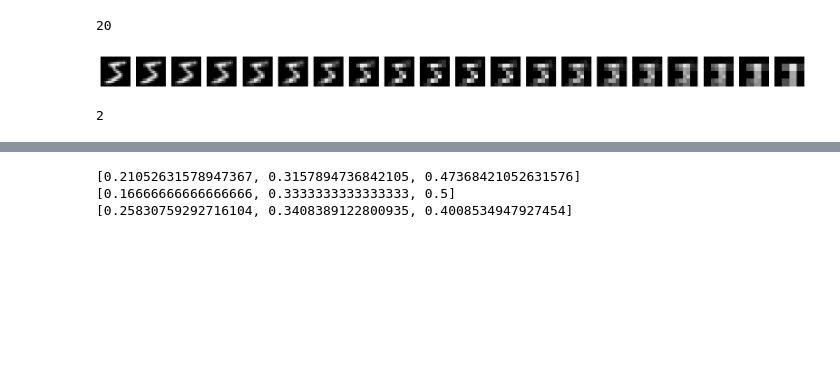
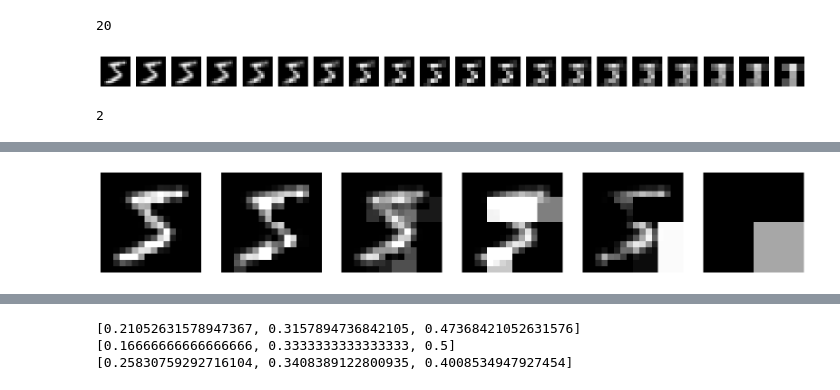
Before and after one commit to christianjensen2903/MNISTDiffusion, a Jupyter notebook: cold.ipynb, the cells around one changed output, grey strips where cells are left out. Drawn from its saved outputs; the diff is of its cells as text; code cells hidden in the pictures; blank space fills up the shorter version.

Commit message:
✨ Rework pixelate

```diff
--- a/cold.ipynb
+++ b/cold.ipynb
@@ -232,0 +239,88 @@ for i in range(10):
+# %%
+from utils import scale_images
+
+class Pixelate:
+    def __init__(
+        self,
+        n_between: int = 1,
+        minimum_pixelation: int = 8,
+    ):
+        self.n_between = n_between
+        self.interpolation = transforms.InterpolationMode.NEAREST
+        self.minimum_pixelation = minimum_pixelation
+
+    def calculate_T(self, image_size):
+        """Calculate total number of steps based on image size and minimum pixelation"""
+        steps = 0
+        size = image_size
+        while size > self.minimum_pixelation:
+            steps += self.n_between + 1
+            size //= 2
+
+        return steps
+
+    def __call__(self, images: torch.Tensor, t: int):
+
+        if isinstance(t, torch.Tensor):
+            t = t.item()
+
+        image_size = images.shape[-1]
+
+        # If not between two image sizes
+        if t % (self.n_between + 1) == 0:
+            # Find pixelation level
+            to_size = image_size // (2 ** (t // (self.n_between + 1)))
+
+            # Pixelate image
+            images = scale_images(images, to_size)
+            return scale_images(images, image_size)
+        else:
+            # Find larger image size
+            upper_image_size = image_size // (2 ** (t // (self.n_between + 1)))
+            lower_image_size = image_size // (2 ** ((t // (self.n_between + 1)) + 1))
+            upper_image = scale_images(images, upper_image_size)
+            upper_image = scale_images(upper_image, image_size)
+
+            lower_image = scale_images(images, lower_image_size)
+            lower_image = scale_images(lower_image, image_size)
+
+            # Find relative position between two image sizes
+            relative_t = t % (self.n_between + 1)
+
+            # Interpolate between two images
+            interpolation = t / (self.n_between + 1)
+            return (1 - interpolation) * upper_image + interpolation * lower_image
+
+pixelate = Pixelate(1, 2)
+
+def get_example_sample(image):
+
+    image = image.unsqueeze(0)
+
+    initial_size = image.shape[-1]
+
+    x_t = pixelate(image, T)
+
+    images = [x_t]
+
+    for t in range(T, 1, -1):
+
+        x_t = (
+            image
+            - pixelate(image, t)
+            + pixelate(image, (t - 1))
+        )
+        # x_t = pixelate(image, (t - 1))
+
+        images.append(x_t)
+
+
+    return images[::-1]
+
+T = pixelate.calculate_T(IMAGE_SIZE)
+for i in range(4):
+    showImageList(
+        get_example_sample(train_dataset[i][0])
+    )
+# %% [output]
+[figure, added]
```
Also changed, not shown: parts of 9 cells of this notebook, 5 other files.
